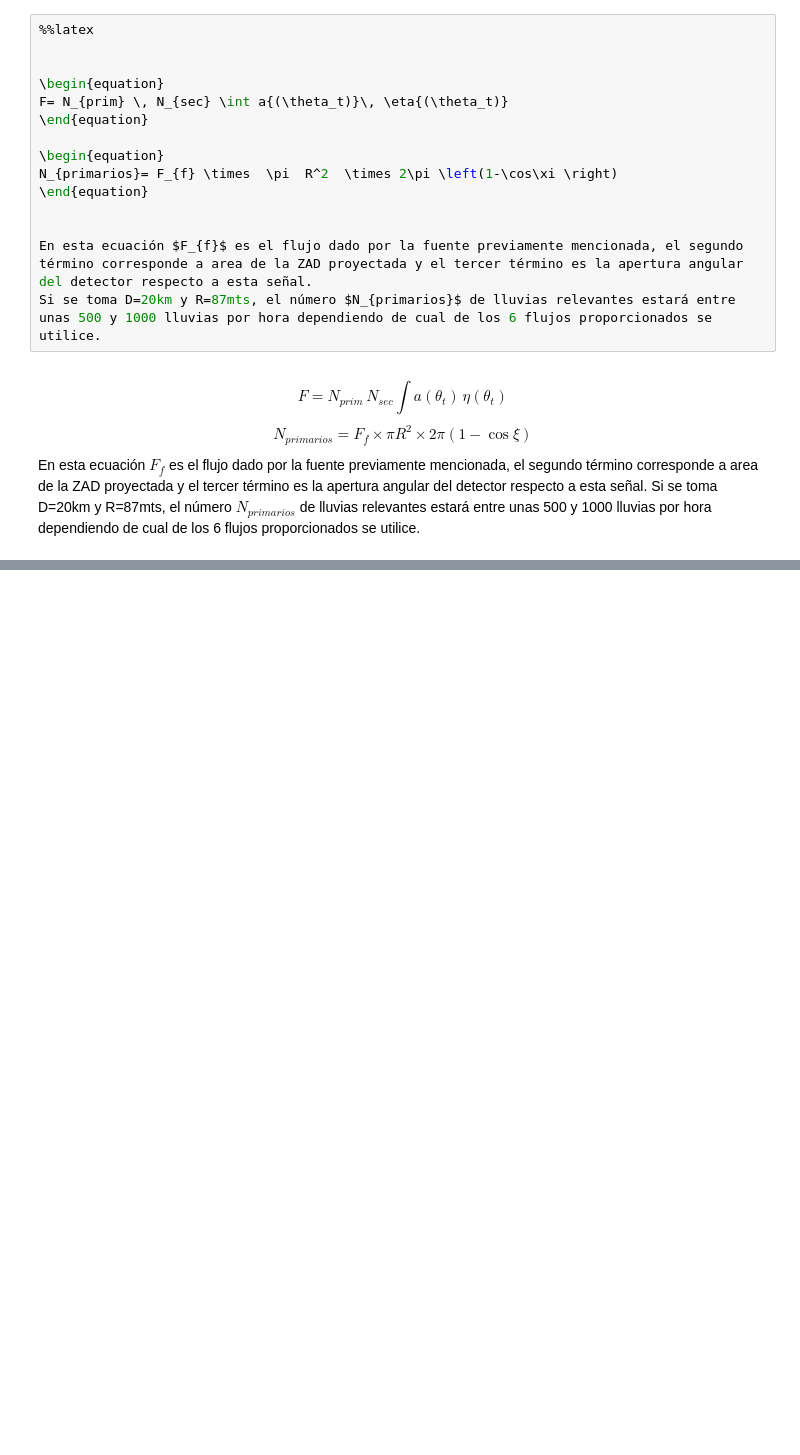
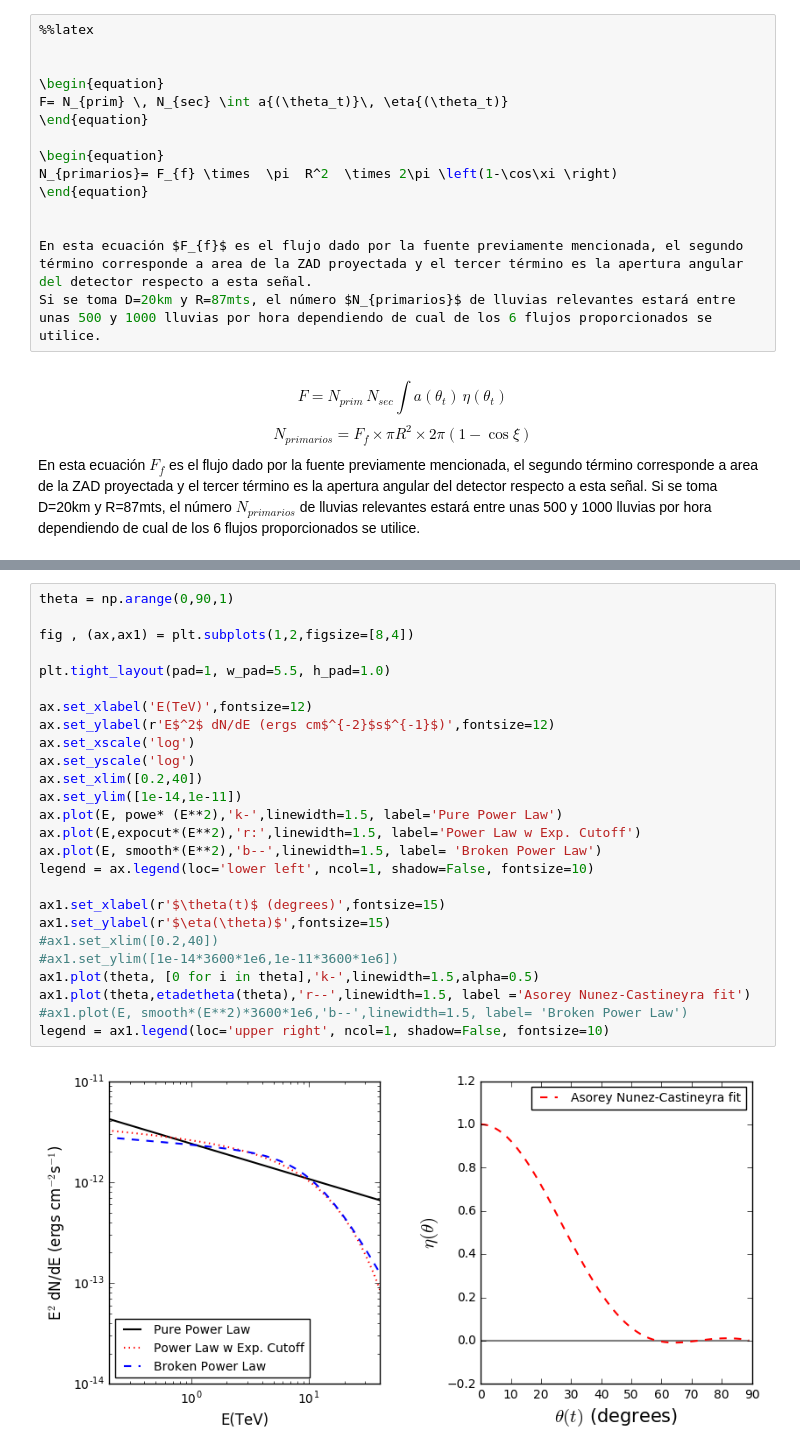
Before and after one commit to luturonunca/halleyGC, a Jupyter notebook: Galactic Center Transit.ipynb, the cells around one changed output, grey strips where cells are left out. Cells and saved outputs as stored; diff of their text form; blank space fills up the shorter version.

```diff
--- a/Galactic Center Transit.ipynb
+++ b/Galactic Center Transit.ipynb
@@ -242,0 +253,28 @@ legend = ax.legend(loc='lower left', ncol=1, shadow=False, fontsize=10)
+# %%
+theta = np.arange(0,90,1)
+
+fig , (ax,ax1) = plt.subplots(1,2,figsize=[8,4])
+
+plt.tight_layout(pad=1, w_pad=5.5, h_pad=1.0)
+
+ax.set_xlabel('E(TeV)',fontsize=12)
+ax.set_ylabel(r'E$^2$ dN/dE (ergs cm$^{-2}$s$^{-1}$)',fontsize=12)
+ax.set_xscale('log')
+ax.set_yscale('log')
+ax.set_xlim([0.2,40])
+ax.set_ylim([1e-14,1e-11])
+ax.plot(E, powe* (E**2),'k-',linewidth=1.5, label='Pure Power Law')
+ax.plot(E,expocut*(E**2),'r:',linewidth=1.5, label='Power Law w Exp. Cutoff')
+ax.plot(E, smooth*(E**2),'b--',linewidth=1.5, label= 'Broken Power Law')
+legend = ax.legend(loc='lower left', ncol=1, shadow=False, fontsize=10)
+
+ax1.set_xlabel(r'$\theta(t)$ (degrees)',fontsize=15)
+ax1.set_ylabel(r'$\eta(\theta)$',fontsize=15)
+#ax1.set_xlim([0.2,40])
+#ax1.set_ylim([1e-14*3600*1e6,1e-11*3600*1e6])
+ax1.plot(theta, [0 for i in theta],'k-',linewidth=1.5,alpha=0.5)
+ax1.plot(theta,etadetheta(theta),'r--',linewidth=1.5, label ='Asorey Nunez-Castineyra fit')
+#ax1.plot(E, smooth*(E**2)*3600*1e6,'b--',linewidth=1.5, label= 'Broken Power Law')
+legend = ax1.legend(loc='upper right', ncol=1, shadow=False, fontsize=10)
+# %% [output]
+[figure, added]
```
Also changed, not shown: parts of 6 cells of this notebook.
